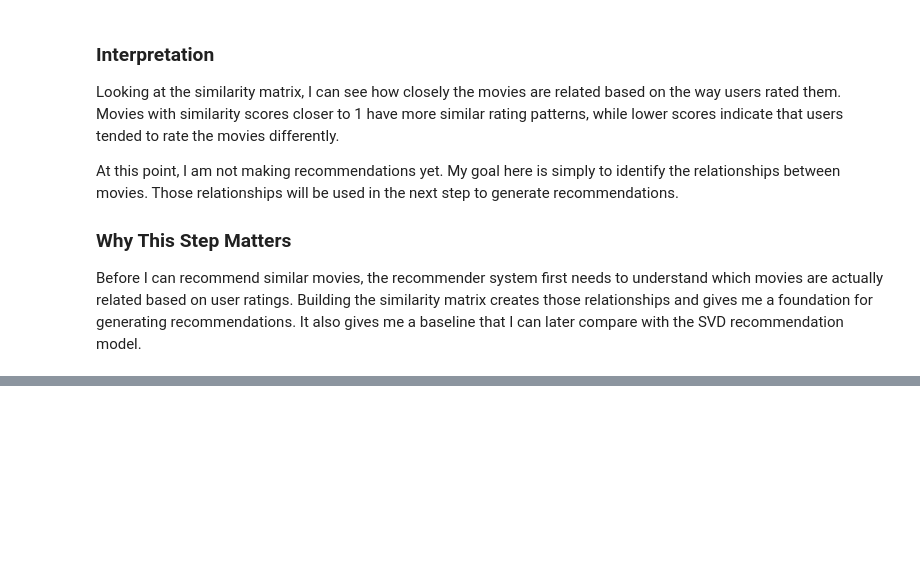
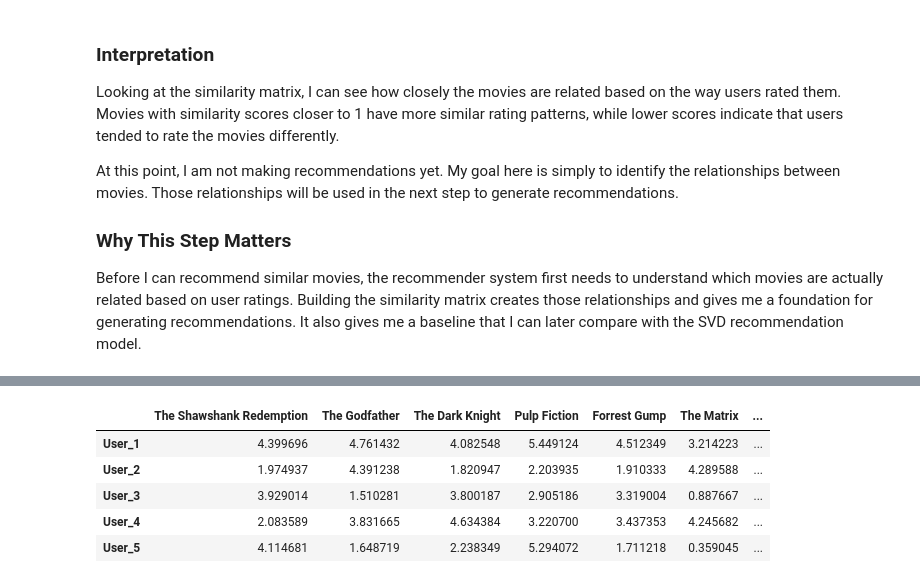
Before and after one commit to klkid969/DATA612_Project_4_Accuracy_and_Beyond, a Jupyter notebook: DATA612_Project_4_Accuracy_and_Beyond.ipynb, the cells around one changed output, grey strips where cells are left out. Saved outputs shown, nothing was run; the diff lists cells and outputs as text; code cells hidden in the pictures; blank space fills up the shorter version.

```diff
--- a/DATA612_Project_4_Accuracy_and_Beyond.ipynb
+++ b/DATA612_Project_4_Accuracy_and_Beyond.ipynb
@@ -176,0 +245,10 @@ Before I can recommend similar movies, the recommender system first needs to und
+# %%
+# Create the SVD model
+svd = TruncatedSVD(n_components=10, random_state=42)
+
+# Fit the model using the completed ratings matrix
+ratings_svd = svd.fit_transform(ratings_filled)
+
+# Display the shape of the transformed matrix
+print("Original ratings matrix shape:", ratings_filled.shape)
+print("Reduced matrix shape:", ratings_svd.shape)
@@ -176,0 +272,20 @@ Before I can recommend similar movies, the recommender system first needs to und
+# %%
+# Reconstruct the ratings matrix
+ratings_predicted = np.dot(ratings_svd, svd.components_)
+
+# Convert predictions into a DataFrame
+ratings_predicted_df = pd.DataFrame(
+    ratings_predicted,
+    index=ratings_filled.index,
+    columns=ratings_filled.columns
+)
+
+# Display the first few predicted ratings
+ratings_predicted_df.head()
+# %% [output]
+|  | The Shawshank Redemption | The Godfather | The Dark Knight | Pulp Fiction | Forrest Gump | The Matrix | ... |
+| User_1 | 4.399696 | 4.761432 | 4.082548 | 5.449124 | 4.512349 | 3.214223 | ... |
+| User_2 | 1.974937 | 4.391238 | 1.820947 | 2.203935 | 1.910333 | 4.289588 | ... |
+| User_3 | 3.929014 | 1.510281 | 3.800187 | 2.905186 | 3.319004 | 0.887667 | ... |
+| User_4 | 2.083589 | 3.831665 | 4.634384 | 3.220700 | 3.437353 | 4.245682 | ... |
+| User_5 | 4.114681 | 1.648719 | 2.238349 | 5.294072 | 1.711218 | 0.359045 | ... |
```
Also changed, not shown: parts of 27 cells of this notebook.
